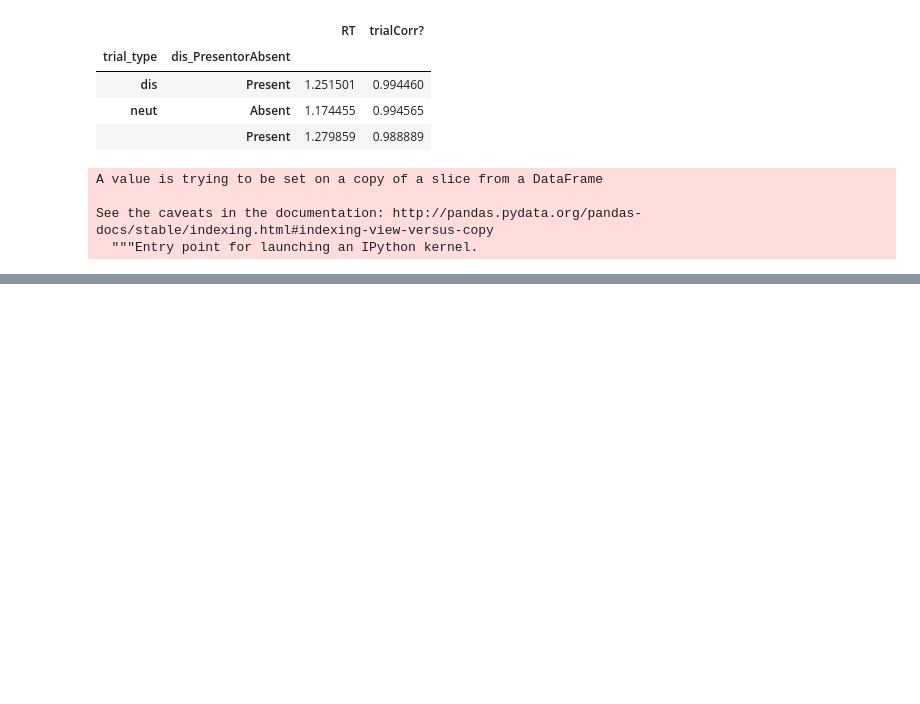
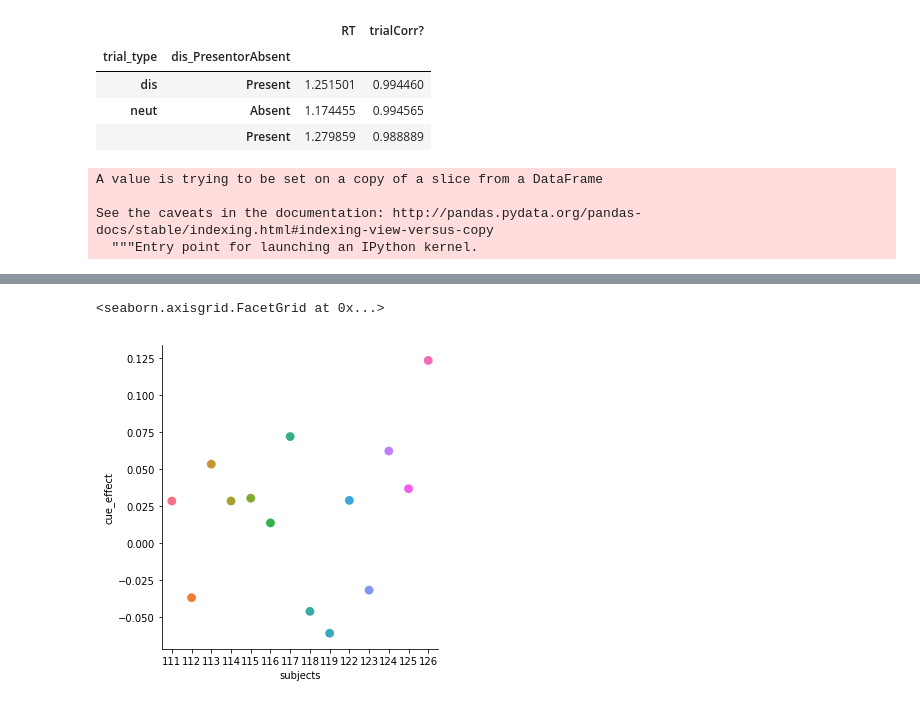
Before and after one commit to HwangLabNeuroCogDynamics/Alpha-Study, a Jupyter notebook: alpha_singleton_behavior.ipynb, the cells around one changed output, grey strips where cells are left out. Drawn from its saved outputs; the diff is of its cells as text; code cells hidden in the pictures; blank space fills up the shorter version.

```diff
--- a/alpha_singleton_behavior.ipynb
+++ b/alpha_singleton_behavior.ipynb
@@ -151,0 +188,9 @@ a
+# %%
+diff_dat={'subjects':[],'cue_effect':[],'dis_effect':[]}
+for sub in subjects9:
+    sub_grpby=(all_subs_data[all_subs_data['subject']==sub]).groupby(['trial_type','dis_PresentorAbsent']).mean()
+    cue_effect=sub_grpby['RT']['neut']['Present']-sub_grpby['RT']['dis']['Present']
+    dis_effect=sub_grpby['RT']['neut']['Present']-sub_grpby['RT']['neut']['Absent']
+    diff_dat['subjects'].append(sub)
+    diff_dat['cue_effect'].append(cue_effect)
+    diff_dat['dis_effect'].append(dis_effect)
@@ -151,0 +217,4 @@ a
+# %%
+sub_diffs=pd.DataFrame(data=diff_dat)
+#sub_diffs['subject']=subjects9
+#sub_diffs.columns.append('cue')
@@ -151,0 +239,5 @@ a
+# %%
+sns.catplot(y='cue_effect',x='subjects',kind='point',data=sub_diffs,palette='husl')
+# %% [output]
+<seaborn.axisgrid.FacetGrid at 0x...>
+[figure, added]
```
Also changed, not shown: parts of 17 cells of this notebook.
